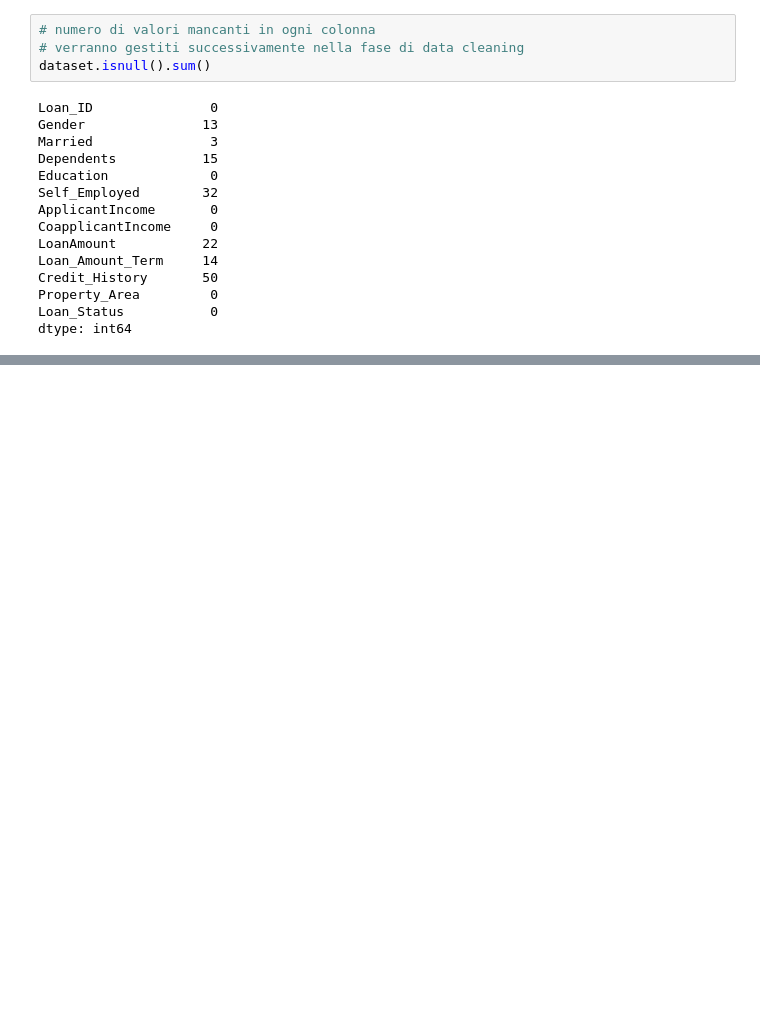
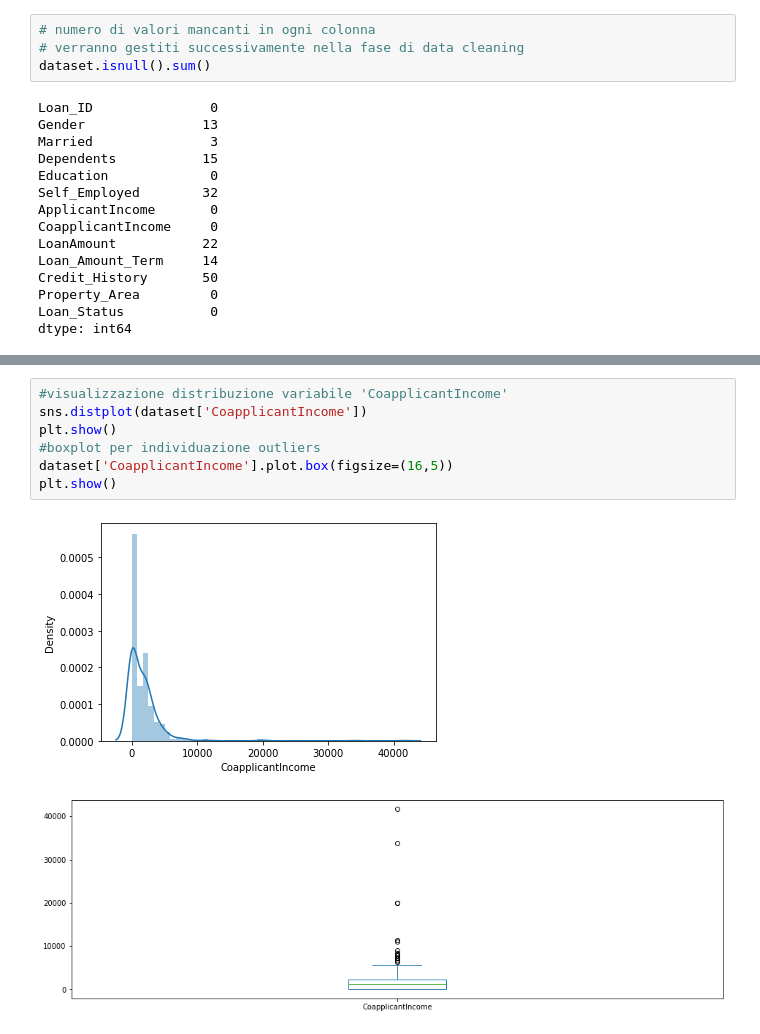
Before and after one commit to livio-24/LoanEligibilityPrediction, a Jupyter notebook: LoanEligibilityPrediction.ipynb, the cells around one changed output, grey strips where cells are left out. Cells and saved outputs as stored; diff of their text form; blank space fills up the shorter version.

```diff
--- a/LoanEligibilityPrediction.ipynb
+++ b/LoanEligibilityPrediction.ipynb
@@ -92,0 +145,10 @@ dataset.replace({'Gender':{'Male':0, 'Female':1}, 'Married' :{'No':0, 'Yes':1},
+# %%
+#visualizzazione distribuzione variabile 'CoapplicantIncome'
+sns.distplot(dataset['CoapplicantIncome'])
+plt.show()
+#boxplot per individuazione outliers
+dataset['CoapplicantIncome'].plot.box(figsize=(16,5))
+plt.show()
+# %% [output]
+[figure, added]
+[figure, added]
```
Also changed, not shown: parts of 10 cells of this notebook.
